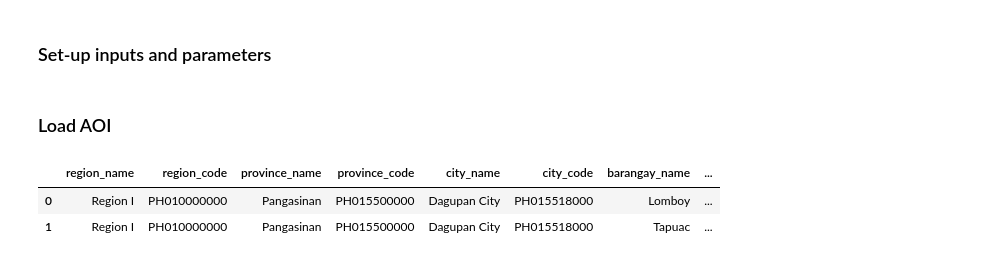
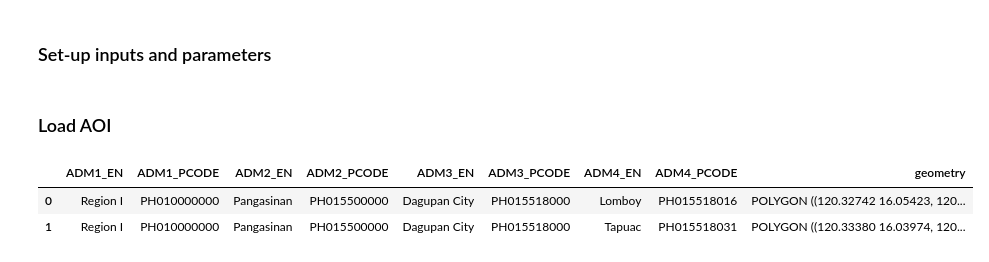
Before and after one commit to thinkingmachines/project-cchain, a Jupyter notebook: notebooks/tm/nightlights/01-extract-nightlights.ipynb, the cells around one changed output. Drawn from its saved outputs; the diff is of its cells as text; code cells hidden in the pictures.

```diff
--- a/notebooks/tm/nightlights/01-extract-nightlights.ipynb
+++ b/notebooks/tm/nightlights/01-extract-nightlights.ipynb
@@ -23,12 +23,12 @@ NTL_DIR = Path("../../../data/02-raw/nightlights/")
 ### Load AOI
 # %%
 # Load the administrative boundaries for the 12 cities
-aoi = gpd.read_file(ADMIN_FPATH / "renamed_target_admin_bounds.gpkg")
+aoi = gpd.read_file(ADMIN_FPATH / "target_admin_bounds.shp")
 aoi.head(2)
 # %% [output]
-|  | region_name | region_code | province_name | province_code | city_name | city_code | barangay_name | ... |
-| 0 | Region I | PH010000000 | Pangasinan | PH015500000 | Dagupan City | PH015518000 | Lomboy | ... |
-| 1 | Region I | PH010000000 | Pangasinan | PH015500000 | Dagupan City | PH015518000 | Tapuac | ... |
+|  | ADM1_EN | ADM1_PCODE | ADM2_EN | ADM2_PCODE | ADM3_EN | ADM3_PCODE | ADM4_EN | ADM4_PCODE | geometry |
+| 0 | Region I | PH010000000 | Pangasinan | PH015500000 | Dagupan City | PH015518000 | Lomboy | PH015518016 | POLYGON ((120.32742 16.05423, 120... |
+| 1 | Region I | PH010000000 | Pangasinan | PH015500000 | Dagupan City | PH015518000 | Tapuac | PH015518031 | POLYGON ((120.33380 16.03974, 120... |
 # %%
 # Log-in using EOG credentials
 username = os.environ.get("EOG_USER", None)
```
Also changed, not shown: parts of 7 cells of this notebook, 13 other files.
